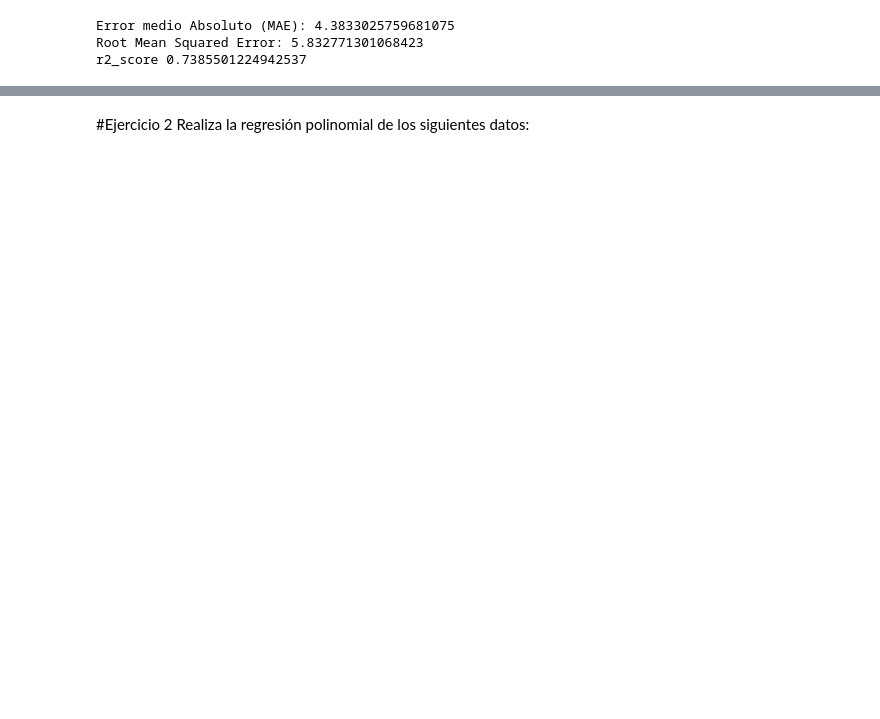
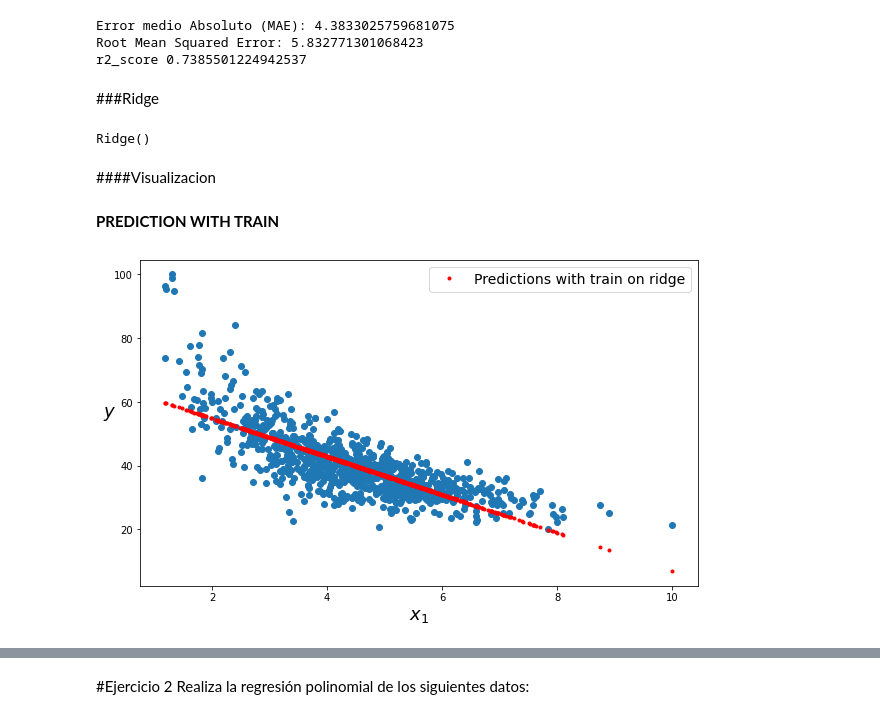
Before and after one commit to PosgradoMNA/actividades-de-aprendizaje-rafaelsangarcia, a Jupyter notebook: Semana9/Actividad/Regresion_lineal_polinomial_A01182780.ipynb, the cells around one changed output, grey strips where cells are left out. Drawn from its saved outputs; the diff is of its cells as text; code cells hidden in the pictures; blank space fills up the shorter version.

Commit message:
missing chart errors

```diff
--- a/Semana9/Actividad/Regresion_lineal_polinomial_A01182780.ipynb
+++ b/Semana9/Actividad/Regresion_lineal_polinomial_A01182780.ipynb
@@ -474,3 +487,29 @@ print('r2_score',r2_score(y_test, yhat_poly))
 Error medio Absoluto (MAE): 4.3833025759681075
 Root Mean Squared Error: 5.832771301068423
 r2_score 0.7385501224942537
+# %% [markdown]
+###Ridge
+# %%
+from sklearn.linear_model import Ridge
+
+ridge_reg = Ridge(fit_intercept=True)
+ridge_reg.fit(X_train, y_train)
+# %% [output]
+Ridge()
+# %% [markdown]
+####Visualizacion
+# %% [markdown]
+**PREDICTION WITH TRAIN**
+# %%
+#X_test_ridge = poly_features.transform(X_test)
+y_hat_ridge = ridge_reg.predict(X_train)
+
+plt.figure(figsize=(10, 6))
+plt.scatter(X_train, y_train)
+plt.plot(X_train, y_hat_ridge, "r.",linewidth=2, label="Predictions with train on ridge")
+plt.xlabel("$x_1$", fontsize=18)
+plt.ylabel("$y$", rotation=0, fontsize=18)
+plt.legend(loc="upper right", fontsize=14)
+plt.show()
+# %% [output]
+[figure, added]
```
Also changed, not shown: parts of 31 cells of this notebook.
